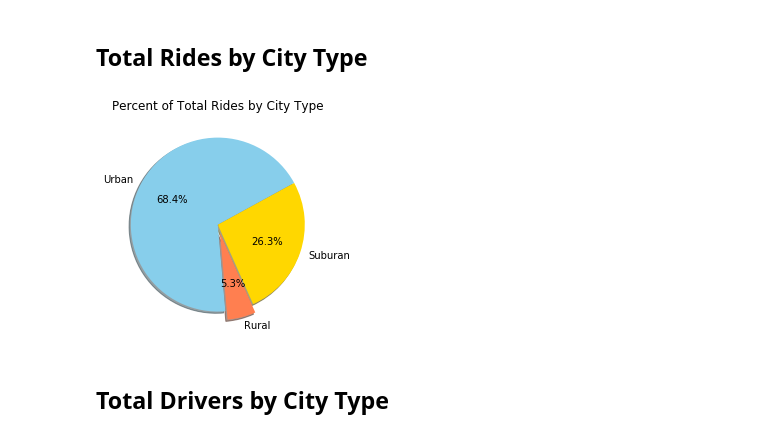
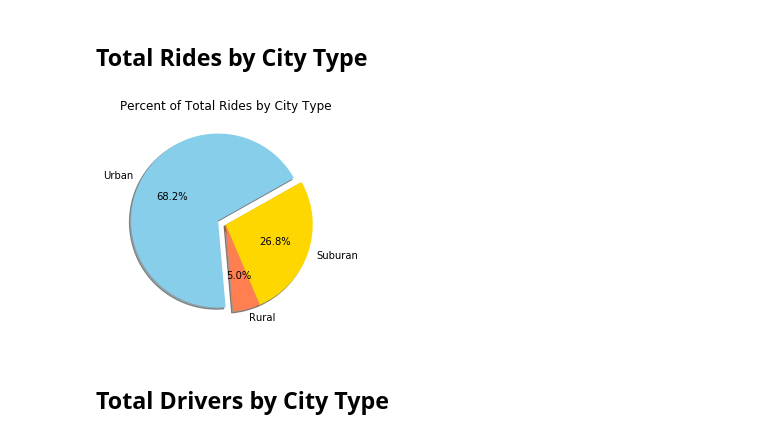
Before and after one commit to erikaplarsen/Assignment-5, a Jupyter notebook: pyber_starter.ipynb, the cells around one changed output. Drawn from its saved outputs; the diff is of its cells as text; code cells hidden in the pictures.

```diff
--- a/pyber_starter.ipynb
+++ b/pyber_starter.ipynb
@@ -157,21 +157,21 @@ plt.show()
 # %% [markdown]
 ## Total Rides by City Type
 # %%
-rides_total = combined_data.groupby(['type'])['ride_id'].count()/combined_data['ride_id'].count() * 100
+rides_total = combined_data.groupby(['type'])['ride_id'].sum()/combined_data['ride_id'].sum() * 100
 
 # Build Pie Chart
 
 labels = ['Rural','Suburan','Urban']
 #sizes = [(percent_urban),( percent_rural), (percent_suburban)]
-explode = (.1,0,0)
+explode = (0,0,0.1)
 colors = ('coral', 'gold', 'skyblue')
 plt.pie(rides_total, explode, labels=labels, autopct='%1.1f%%', shadow = True, startangle = 275, colors=colors)
 plt.title( 'Percent of Total Rides by City Type')
 
 # Save Figure
 plt.savefig("../rides")
 # %% [output]
-[figure, old version]
+[figure, new version]
 # %%
 # Show Figure
 plt.show()
```
Also changed, not shown: parts of 2 cells of this notebook.
